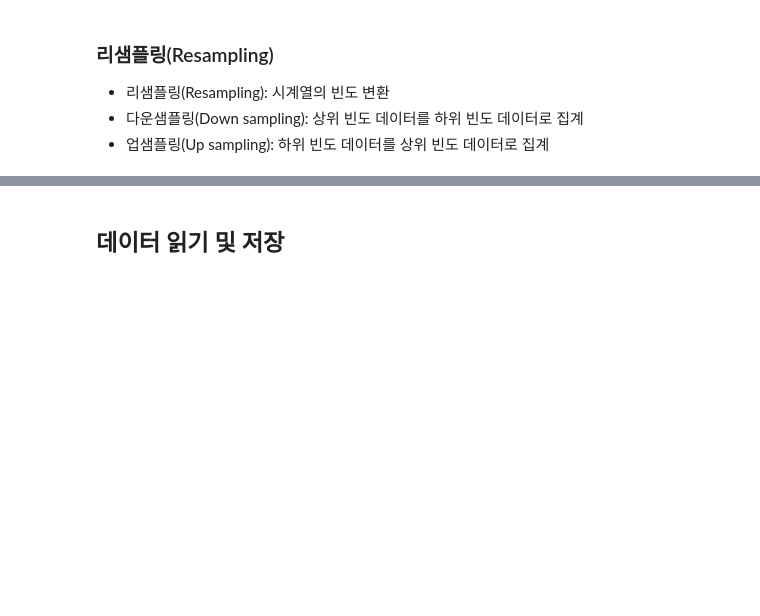
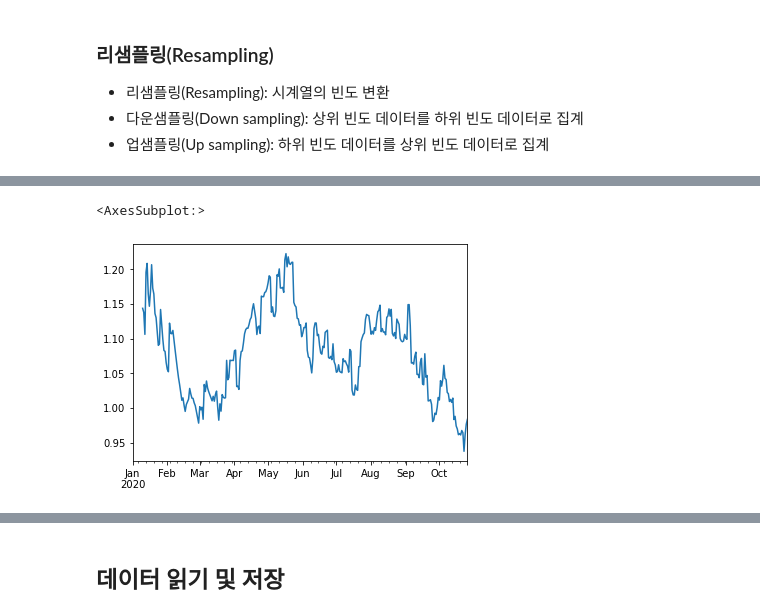
Before and after one commit to dataexpert-moon/Data-Analysis_Contents, a Jupyter notebook: _Pandas_한번에_제대로_배우기.ipynb, the cells around one changed output, grey strips where cells are left out. Drawn from its saved outputs; the diff is of its cells as text; code cells hidden in the pictures; blank space fills up the shorter version.

```diff
--- a/_Pandas_한번에_제대로_배우기.ipynb
+++ b/_Pandas_한번에_제대로_배우기.ipynb
@@ -2696,0 +4216,5 @@ df.groupby('c1').apply(top)
+# %%
+df.c1.rolling(60, min_periods=10).std().plot() #최소간격치 10일로 c1의 60일 이동표본편차 그래프
+# %% [output]
+<AxesSubplot:>
+[figure, added]
```
Also changed, not shown: parts of 265 cells of this notebook.
